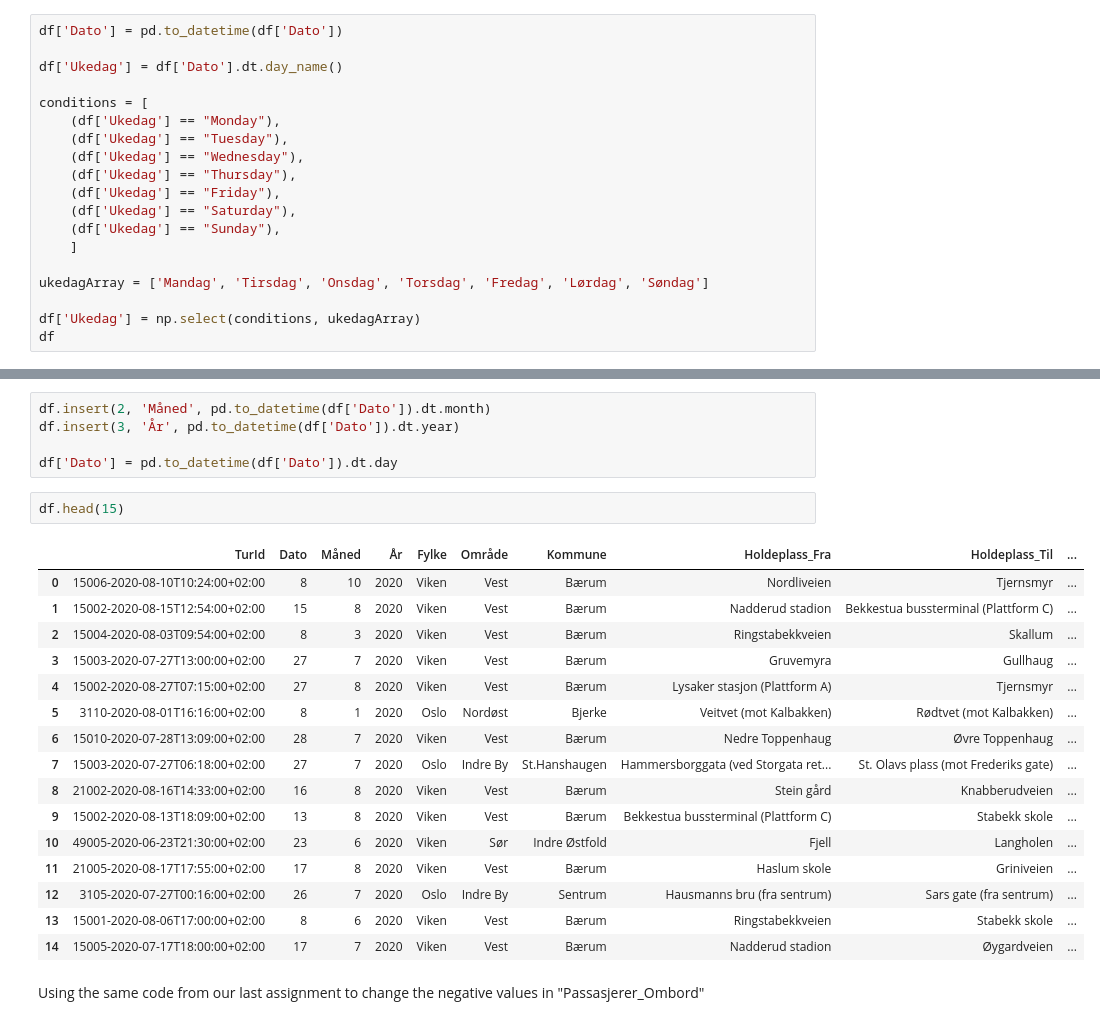
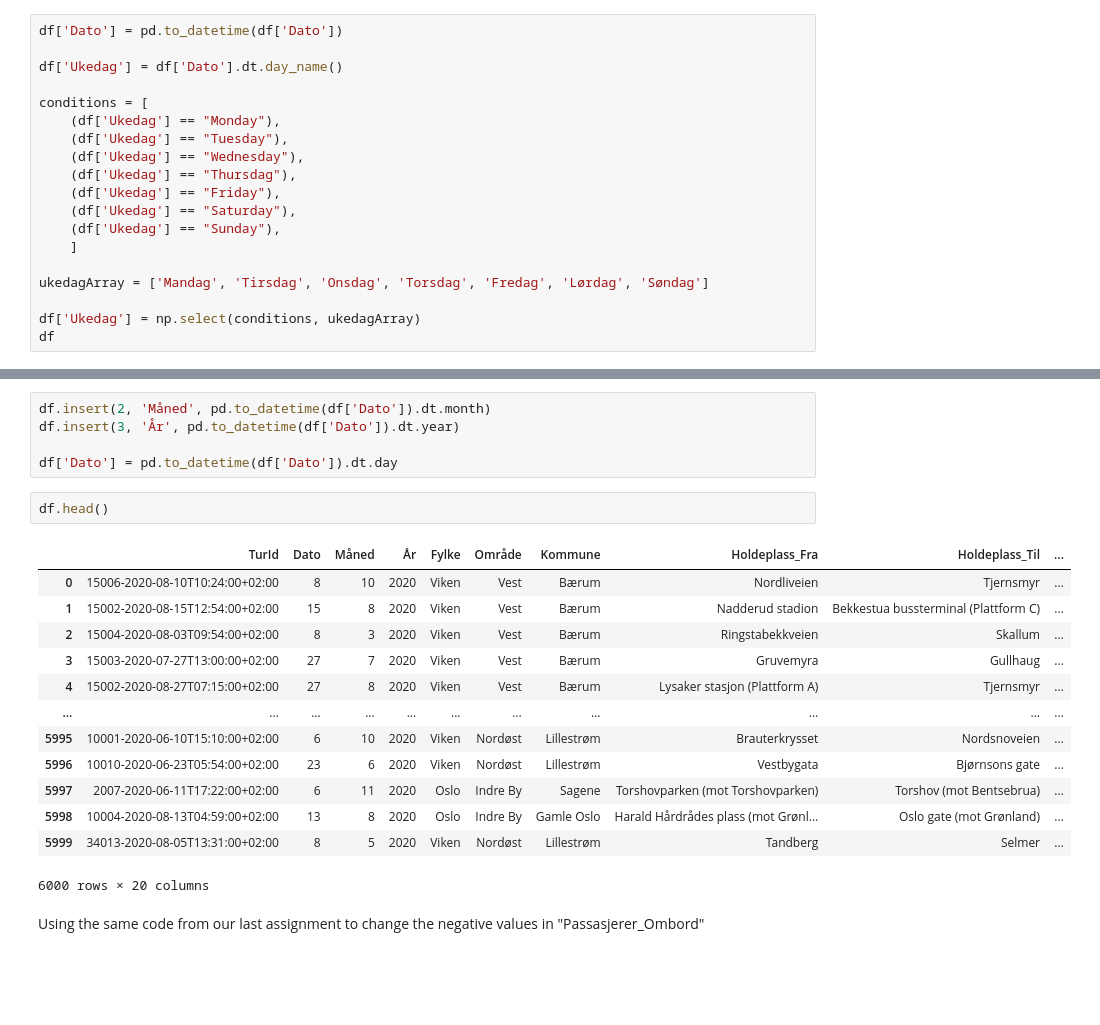
Before and after one commit to tomaloki/Assignment2_DAVE3625, a Jupyter notebook: Notebook/Assignment2_DAVE3625.ipynb, the cells around one changed output, grey strips where cells are left out. Cells and saved outputs as stored; diff of their text form; blank space fills up the shorter version.

```diff
--- a/Notebook/Assignment2_DAVE3625.ipynb
+++ b/Notebook/Assignment2_DAVE3625.ipynb
@@ -43,7 +43,7 @@ conditions = [
     (df['Ukedag'] == "Monday"),
     (df['Ukedag'] == "Tuesday"),
     (df['Ukedag'] == "Wednesday"),
-    (df['Ukedag'] == "Thursday"),
+    (df['Ukedag'] == "Thursdag"),
     (df['Ukedag'] == "Friday"),
     (df['Ukedag'] == "Saturday"),
     (df['Ukedag'] == "Sunday"),
@@ -75,24 +75,21 @@ df.insert(3, 'År', pd.to_datetime(df['Dato']).dt.year)
 
 df['Dato'] = pd.to_datetime(df['Dato']).dt.day
 # %%
-df.head(15)
+df.head()
 # %% [output]
 |  | TurId | Dato | Måned | År | Fylke | Område | Kommune | Holdeplass_Fra | Holdeplass_Til | ... |
 | 0 | 15006-2020-08-10T10:24:00+02:00 | 8 | 10 | 2020 | Viken | Vest | Bærum | Nordliveien | Tjernsmyr | ... |
 | 1 | 15002-2020-08-15T12:54:00+02:00 | 15 | 8 | 2020 | Viken | Vest | Bærum | Nadderud stadion | Bekkestua bussterminal (Plattform C) | ... |
 | 2 | 15004-2020-08-03T09:54:00+02:00 | 8 | 3 | 2020 | Viken | Vest | Bærum | Ringstabekkveien | Skallum | ... |
 | 3 | 15003-2020-07-27T13:00:00+02:00 | 27 | 7 | 2020 | Viken | Vest | Bærum | Gruvemyra | Gullhaug | ... |
 | 4 | 15002-2020-08-27T07:15:00+02:00 | 27 | 8 | 2020 | Viken | Vest | Bærum | Lysaker stasjon (Plattform A) | Tjernsmyr | ... |
-| 5 | 3110-2020-08-01T16:16:00+02:00 | 8 | 1 | 2020 | Oslo | Nordøst | Bjerke | Veitvet (mot Kalbakken) | Rødtvet (mot Kalbakken) | ... |
-| 6 | 15010-2020-07-28T13:09:00+02:00 | 28 | 7 | 2020 | Viken | Vest | Bærum | Nedre Toppenhaug | Øvre Toppenhaug | ... |
-| 7 | 15003-2020-07-27T06:18:00+02:00 | 27 | 7 | 2020 | Oslo | Indre By | St.Hanshaugen | Hammersborggata (ved Storgata ret... | St. Olavs plass (mot Frederiks gate) | ... |
-| 8 | 21002-2020-08-16T14:33:00+02:00 | 16 | 8 | 2020 | Viken | Vest | Bærum | Stein gård | Knabberudveien | ... |
-| 9 | 15002-2020-08-13T18:09:00+02:00 | 13 | 8 | 2020 | Viken | Vest | Bærum | Bekkestua bussterminal (Plattform C) | Stabekk skole | ... |
-| 10 | 49005-2020-06-23T21:30:00+02:00 | 23 | 6 | 2020 | Viken | Sør | Indre Østfold | Fjell | Langholen | ... |
-| 11 | 21005-2020-08-17T17:55:00+02:00 | 17 | 8 | 2020 | Viken | Vest | Bærum | Haslum skole | Griniveien | ... |
-| 12 | 3105-2020-07-27T00:16:00+02:00 | 26 | 7 | 2020 | Oslo | Indre By | Sentrum | Hausmanns bru (fra sentrum) | Sars gate (fra sentrum) | ... |
-| 13 | 15001-2020-08-06T17:00:00+02:00 | 8 | 6 | 2020 | Viken | Vest | Bærum | Ringstabekkveien | Stabekk skole | ... |
-| 14 | 15005-2020-07-17T18:00:00+02:00 | 17 | 7 | 2020 | Viken | Vest | Bærum | Nadderud stadion | Øygardveien | ... |
+| ... | ... | ... | ... | ... | ... | ... | ... | ... | ... | ... |
+| 5995 | 10001-2020-06-10T15:10:00+02:00 | 6 | 10 | 2020 | Viken | Nordøst | Lillestrøm | Brauterkrysset | Nordsnoveien | ... |
+| 5996 | 10010-2020-06-23T05:54:00+02:00 | 23 | 6 | 2020 | Viken | Nordøst | Lillestrøm | Vestbygata | Bjørnsons gate | ... |
+| 5997 | 2007-2020-06-11T17:22:00+02:00 | 6 | 11 | 2020 | Oslo | Indre By | Sagene | Torshovparken (mot Torshovparken) | Torshov (mot Bentsebrua) | ... |
+| 5998 | 10004-2020-08-13T04:59:00+02:00 | 13 | 8 | 2020 | Oslo | Indre By | Gamle Oslo | Harald Hårdrådes plass (mot Grønl... | Oslo gate (mot Grønland) | ... |
+| 5999 | 34013-2020-08-05T13:31:00+02:00 | 8 | 5 | 2020 | Viken | Nordøst | Lillestrøm | Tandberg | Selmer | ... |
+6000 rows × 20 columns
 # %% [markdown]
 Using the same code from our last assignment to change the negative values in "Passasjerer_Ombord"
 # %%
```
Also changed, not shown: parts of 3 cells of this notebook, 1 other file.
